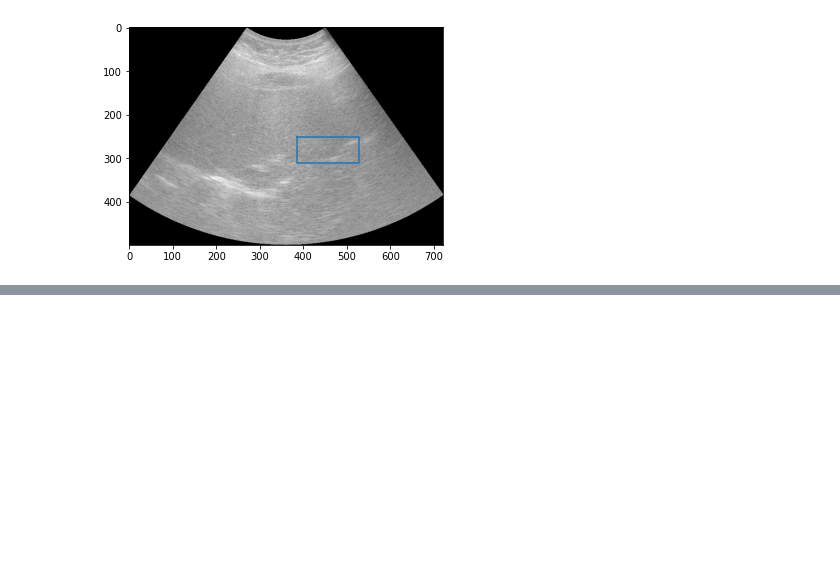
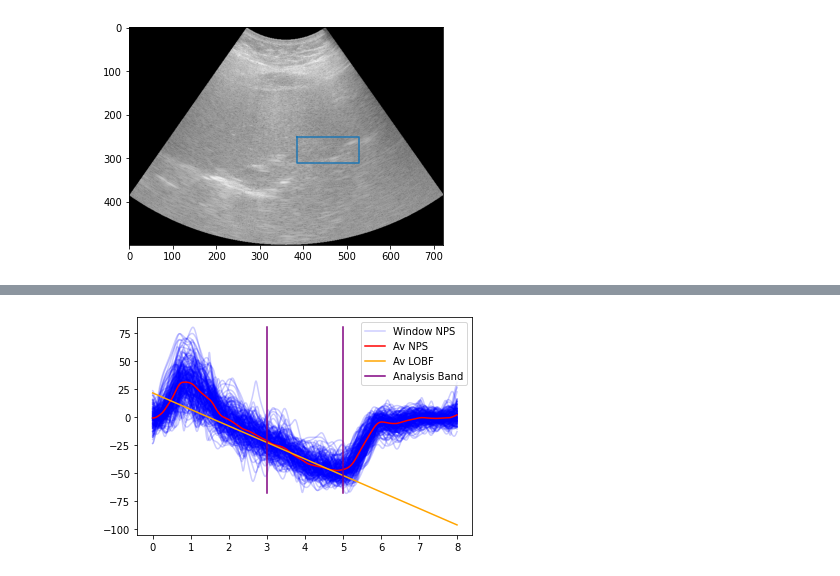
Before and after one commit to azifan/Qultra, a Jupyter notebook: CLI-Demos/scCanonUtc.ipynb, the cells around one changed output, grey strips where cells are left out. Drawn from its saved outputs; the diff is of its cells as text; code cells hidden in the pictures; blank space fills up the shorter version.

Commit message:
Add NPS plot to CLI

```diff
--- a/CLI-Demos/scCanonUtc.ipynb
+++ b/CLI-Demos/scCanonUtc.ipynb
@@ -133,0 +134,4 @@ plt.plot(spectralData.splineX, spectralData.splineY)
+# %%
+spectralData.plotPsData()
+# %% [output]
+[figure, added]
```
Also changed, not shown: parts of 5 cells of this notebook, 3 other files.
